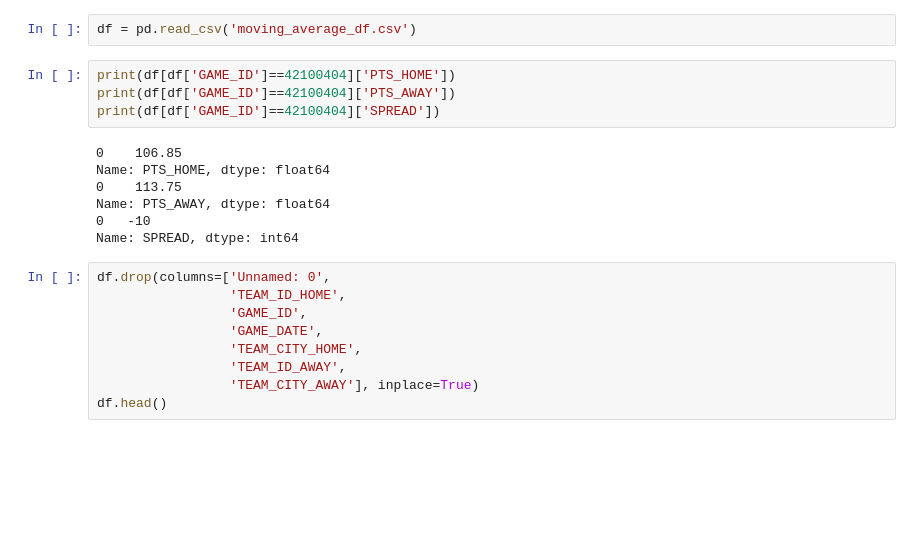
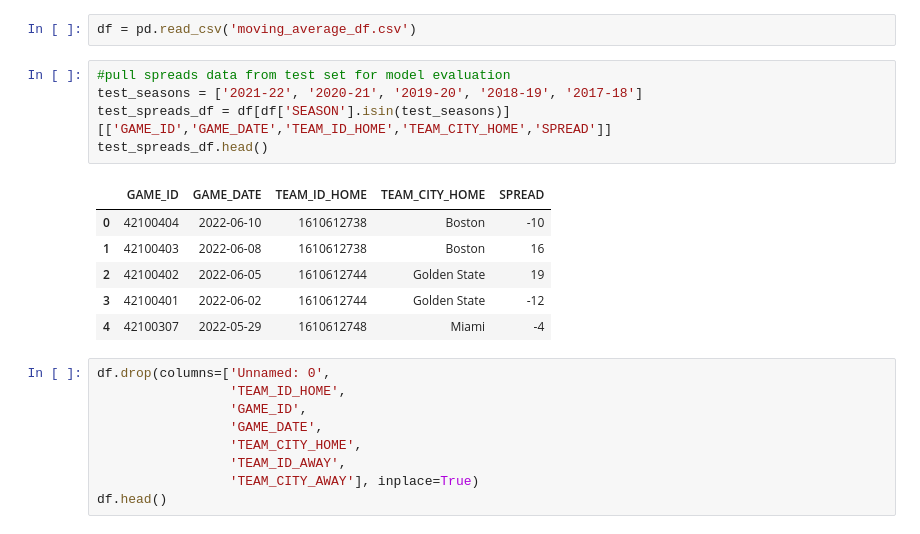
Before and after one commit to jnshzk/nba_beating_the_spread, a Jupyter notebook: models.ipynb, the cells around one changed output. Cells and saved outputs as stored; diff of their text form; blank space fills up the shorter version.

```diff
--- a/models.ipynb
+++ b/models.ipynb
@@ -14,17 +14,18 @@ from sklearn.model_selection import RandomizedSearchCV
 from sklearn.ensemble import RandomForestRegressor
 # %%
 df = pd.read_csv('moving_average_df.csv')
-# %%
-print(df[df['GAME_ID']==42100404]['PTS_HOME'])
-print(df[df['GAME_ID']==42100404]['PTS_AWAY'])
-print(df[df['GAME_ID']==42100404]['SPREAD'])
-# %% [output]
-0    106.85
-Name: PTS_HOME, dtype: float64
-0    113.75
-Name: PTS_AWAY, dtype: float64
-0   -10
-Name: SPREAD, dtype: int64
+# %%
+#pull spreads data from test set for model evaluation
+test_seasons = ['2021-22', '2020-21', '2019-20', '2018-19', '2017-18']
+test_spreads_df = df[df['SEASON'].isin(test_seasons)][['GAME_ID','GAME_DATE','TEAM_ID_HOME','TEAM_CITY_HOME','SPREAD']]
+test_spreads_df.head()
+# %% [output]
+|  | GAME_ID | GAME_DATE | TEAM_ID_HOME | TEAM_CITY_HOME | SPREAD |
+| 0 | 42100404 | 2022-06-10 | 1610612738 | Boston | -10 |
+| 1 | 42100403 | 2022-06-08 | 1610612738 | Boston | 16 |
+| 2 | 42100402 | 2022-06-05 | 1610612744 | Golden State | 19 |
+| 3 | 42100401 | 2022-06-02 | 1610612744 | Golden State | -12 |
+| 4 | 42100307 | 2022-05-29 | 1610612748 | Miami | -4 |
 # %%
 df.drop(columns=['Unnamed: 0',
                  'TEAM_ID_HOME',
```
Also changed, not shown: parts of 12 cells of this notebook, 2 other files.
